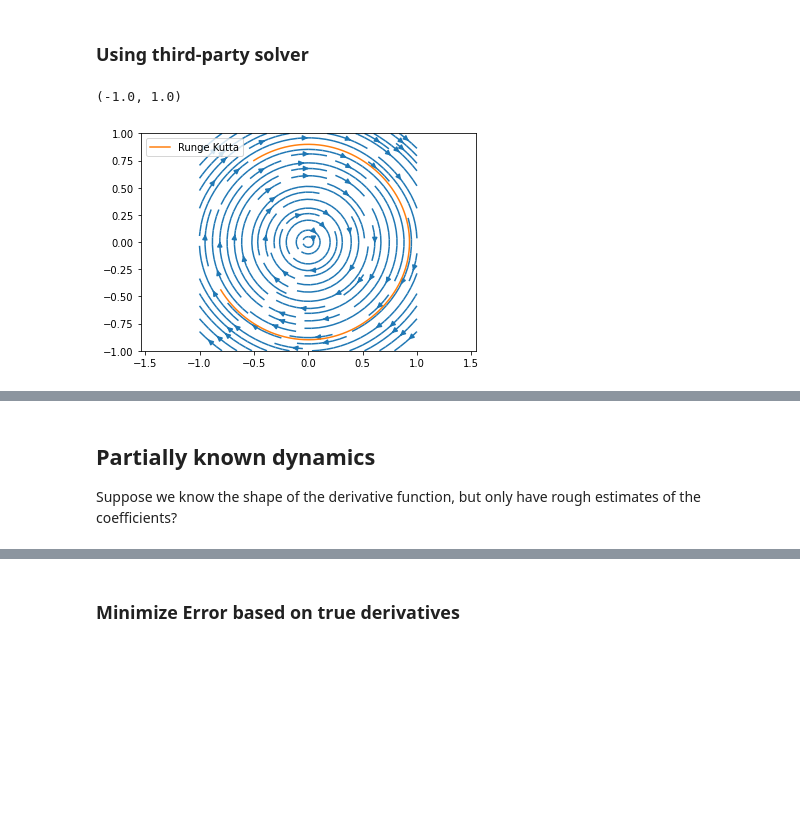
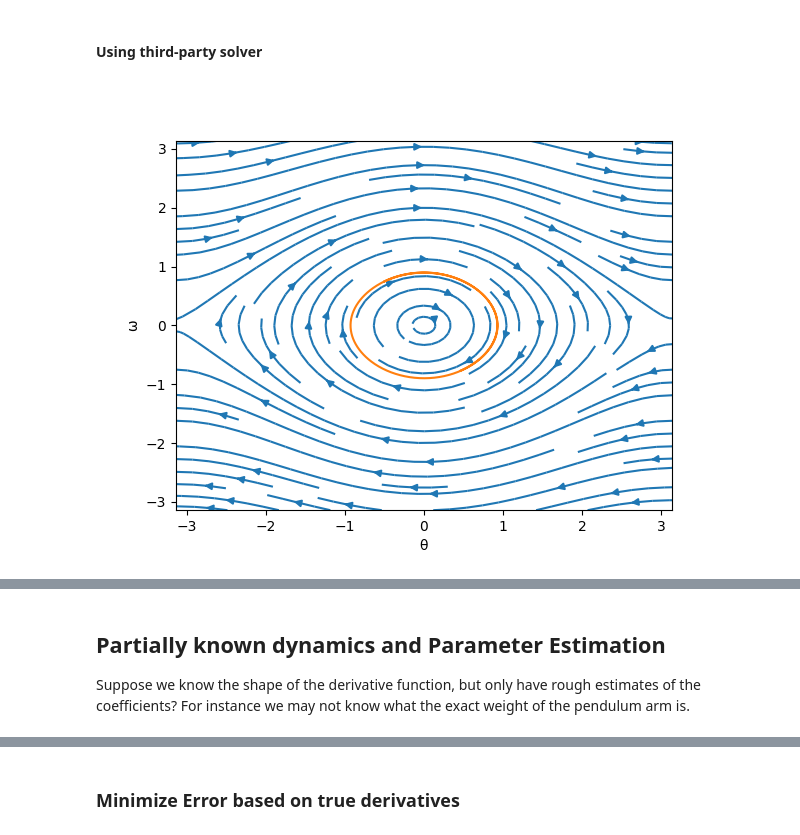
Before and after one commit to clegaard/ml_dynamical_systems_presentation, a Jupyter notebook: odes.ipynb, the cells around one changed output, grey strips where cells are left out. Drawn from its saved outputs; the diff is of its cells as text; code cells hidden in the pictures; blank space fills up the shorter version.

```diff
--- a/odes.ipynb
+++ b/odes.ipynb
@@ -24,0 +30,8 @@ Note that the states of a system do not have to be derivatives of each other, it
+# %%
+def f(y):
+    θ,ω = y
+    dθ = ω # change of angle w.r.t. time is per definition ω
+    dω = -(g/m)*jnp.sin(θ)
+    return dθ, dω
+
+print(f((0.7,0.7)))
@@ -96,20 +131,22 @@ ax.set_ylim(y_min,y_max)
 # %% [markdown]
-### Using third-party solver
+#### Using third-party solver
 # %%
 from scipy.integrate import solve_ivp
 
-u_rk45, du_rk45 = solve_ivp(lambda _, y : f(*y), (t_start,t_end), y0, "RK45", t_eval).y
+t_start = 0.0
+t_end = 10.0
+t_eval = np.arange(t_start,t_end+dt, dt)
+θ_sol, ω_sol = solve_ivp(lambda t, y : f(y), (t_start,t_end), y0, "RK45", t_eval).y
 
 fig, ax = plt.subplots()
-ax.streamplot(x,y,du,ddu)
-ax.plot(u_rk45,du_rk45, label="Runge Kutta")
-ax.axis("equal")
-ax.legend()
-ax.set_xlim(x_min,x_max)
-ax.set_ylim(y_min,y_max)
+plt.streamplot(θ,ω, dθ, dω)
+plt.plot(θ_sol, ω_sol)
+plt.xlabel("θ")
+plt.ylabel("ω")
+ax.set_xlim(θ_min,θ_max)
+ax.set_ylim(ω_min,ω_max);
 # %% [output]
-(-1.0, 1.0)
-[figure, old version]
+[figure, new version]
 # %% [markdown]
 ## Learning dynamics from data
 ![](2022-01-19-15-24-47.png)
@@ -122,8 +159,9 @@ from tqdm import tqdm
 
 key = random.PRNGKey(0) # every random operation in jax is seeded
 # %% [markdown]
-## Partially known dynamics
+## Partially known dynamics and Parameter Estimation
 Suppose we know the shape of the derivative function, but only have rough estimates of the coefficients?
+For instance we may not know what the exact weight of the pendulum arm is.
 # %%
 m_true = 1.0
 m_approx = 2.0
```
Also changed, not shown: parts of 28 cells of this notebook, 3 other files.
